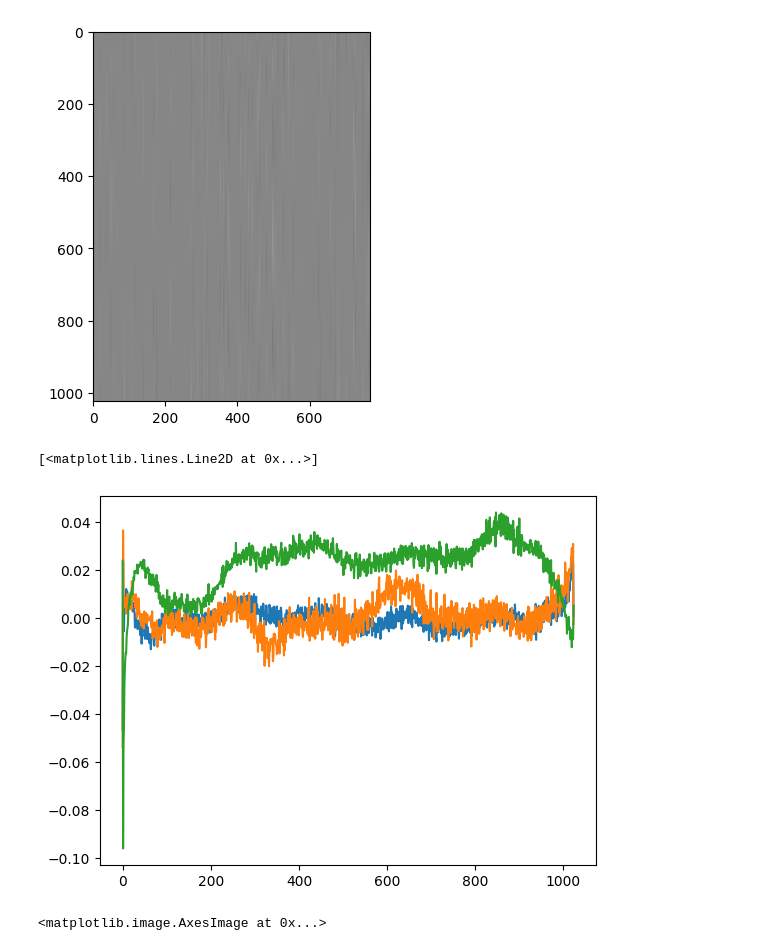
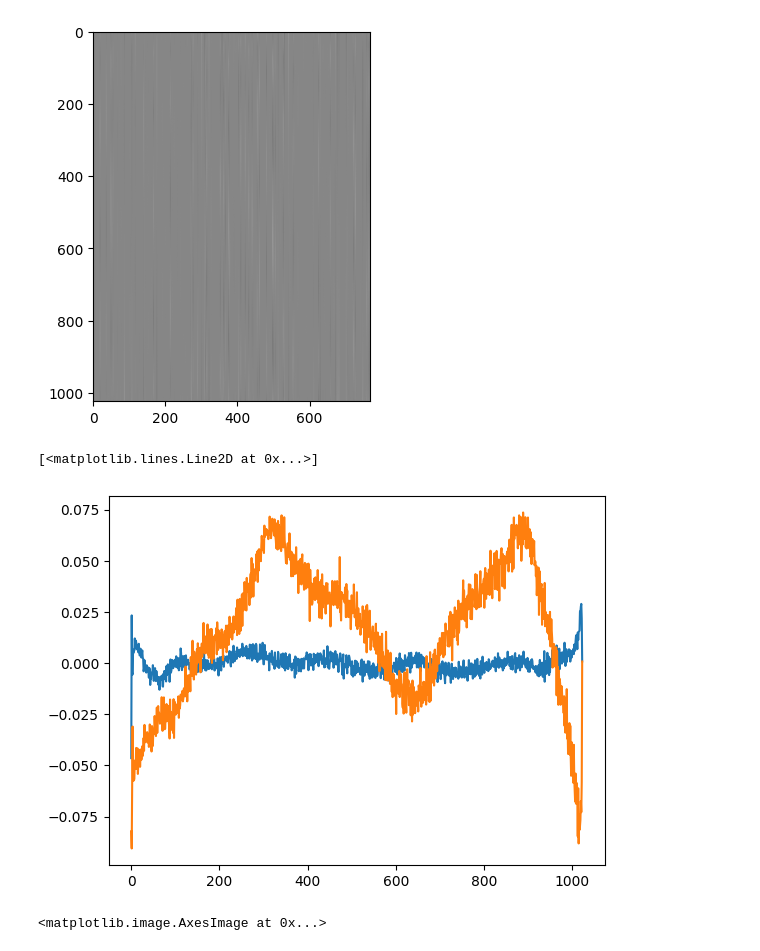
Before and after one commit to zanqi/repro-gpt2, a Jupyter notebook: play.ipynb, the cells around one changed output. Saved outputs shown, nothing was run; the diff lists cells and outputs as text; code cells hidden in the pictures.

```diff
--- a/play.ipynb
+++ b/play.ipynb
@@ -40,11 +40,12 @@ plt.imshow(sd_hf["transformer.wpe.weight"], cmap="gray")
 [figure]
 # %%
 plt.plot(sd_hf["transformer.wpe.weight"][:, 150])
-plt.plot(sd_hf["transformer.wpe.weight"][:, 200])
-plt.plot(sd_hf["transformer.wpe.weight"][:, 250])
+plt.plot(sd_hf["transformer.wpe.weight"][:, 151])
+# plt.plot(sd_hf["transformer.wpe.weight"][:, 200])
+# plt.plot(sd_hf["transformer.wpe.weight"][:, 250])
 # %% [output]
 [<matplotlib.lines.Line2D at 0x...>]
-[figure, old version]
+[figure, new version]
 # %%
 plt.imshow(sd_hf["transformer.h.0.attn.c_attn.weight"][:300, :300], cmap="gray")
 # %% [output]
```
Also changed, not shown: 1 other file.
